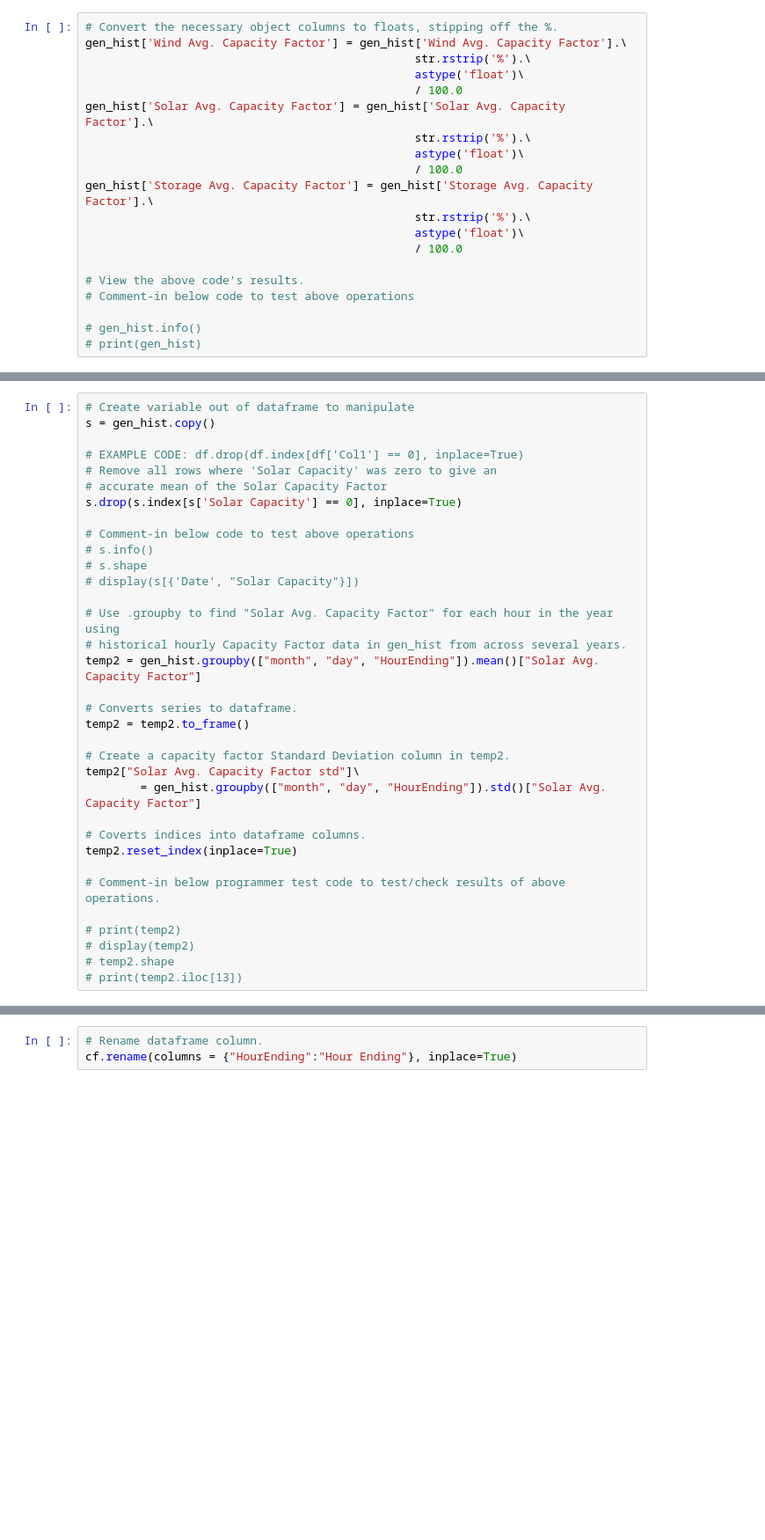
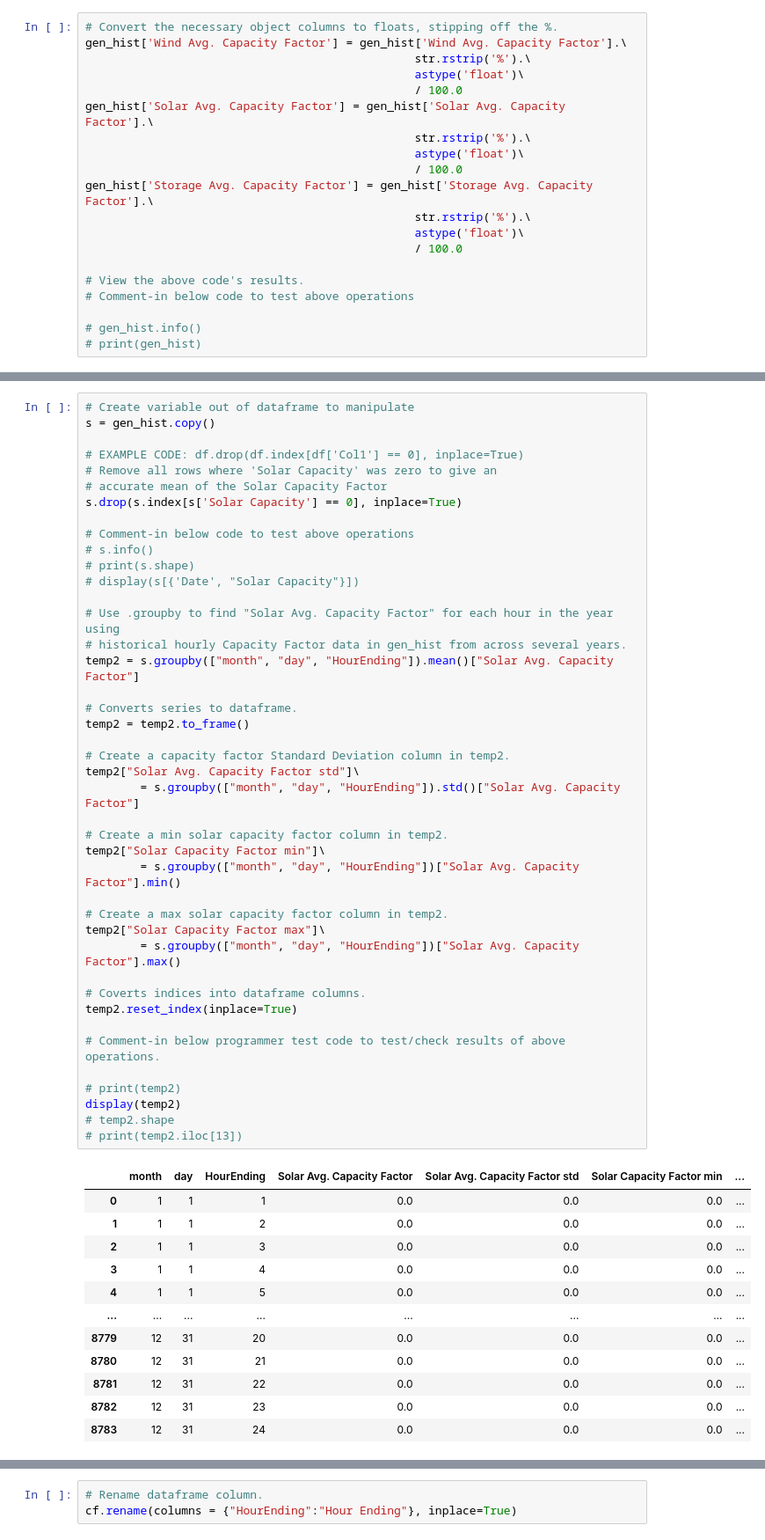
Before and after one commit to mcl13/AESO_research_2022, a Jupyter notebook: AESO_analysis.ipynb, the cells around one changed output, grey strips where cells are left out. Shown at 88% size. Cells and saved outputs as stored; diff of their text form; blank space fills up the shorter version.

```diff
--- a/AESO_analysis.ipynb
+++ b/AESO_analysis.ipynb
@@ -299,34 +349,55 @@ temp1.reset_index(inplace=True)
 # %%
 # Create variable out of dataframe to manipulate
 s = gen_hist.copy()
 
 # EXAMPLE CODE: df.drop(df.index[df['Col1'] == 0], inplace=True)
 # Remove all rows where 'Solar Capacity' was zero to give an
 # accurate mean of the Solar Capacity Factor
 s.drop(s.index[s['Solar Capacity'] == 0], inplace=True)
 
 # Comment-in below code to test above operations
 # s.info()
-# s.shape
+# print(s.shape)
 # display(s[{'Date', "Solar Capacity"}])
 
 # Use .groupby to find "Solar Avg. Capacity Factor" for each hour in the year using
 # historical hourly Capacity Factor data in gen_hist from across several years.
-temp2 = gen_hist.groupby(["month", "day", "HourEnding"]).mean()["Solar Avg. Capacity Factor"]
+temp2 = s.groupby(["month", "day", "HourEnding"]).mean()["Solar Avg. Capacity Factor"]
 
 # Converts series to dataframe.
 temp2 = temp2.to_frame()
 
 # Create a capacity factor Standard Deviation column in temp2.
 temp2["Solar Avg. Capacity Factor std"]\
-        = gen_hist.groupby(["month", "day", "HourEnding"]).std()["Solar Avg. Capacity Factor"]
+        = s.groupby(["month", "day", "HourEnding"]).std()["Solar Avg. Capacity Factor"]
+
+# Create a min solar capacity factor column in temp2.
+temp2["Solar Capacity Factor min"]\
+        = s.groupby(["month", "day", "HourEnding"])["Solar Avg. Capacity Factor"].min()
+
+# Create a max solar capacity factor column in temp2.
+temp2["Solar Capacity Factor max"]\
+        = s.groupby(["month", "day", "HourEnding"])["Solar Avg. Capacity Factor"].max()
 
 # Coverts indices into dataframe columns.
 temp2.reset_index(inplace=True)
 
 # Comment-in below programmer test code to test/check results of above operations.
 
 # print(temp2)
-# display(temp2)
+display(temp2)
 # temp2.shape
 # print(temp2.iloc[13])
+# %% [output]
+|  | month | day | HourEnding | Solar Avg. Capacity Factor | Solar Avg. Capacity Factor std | Solar Capacity Factor min | ... |
+| 0 | 1 | 1 | 1 | 0.0 | 0.0 | 0.0 | ... |
+| 1 | 1 | 1 | 2 | 0.0 | 0.0 | 0.0 | ... |
+| 2 | 1 | 1 | 3 | 0.0 | 0.0 | 0.0 | ... |
+| 3 | 1 | 1 | 4 | 0.0 | 0.0 | 0.0 | ... |
+| 4 | 1 | 1 | 5 | 0.0 | 0.0 | 0.0 | ... |
+| ... | ... | ... | ... | ... | ... | ... | ... |
+| 8779 | 12 | 31 | 20 | 0.0 | 0.0 | 0.0 | ... |
+| 8780 | 12 | 31 | 21 | 0.0 | 0.0 | 0.0 | ... |
+| 8781 | 12 | 31 | 22 | 0.0 | 0.0 | 0.0 | ... |
+| 8782 | 12 | 31 | 23 | 0.0 | 0.0 | 0.0 | ... |
+| 8783 | 12 | 31 | 24 | 0.0 | 0.0 | 0.0 | ... |
```
Also changed, not shown: parts of 56 cells of this notebook.
